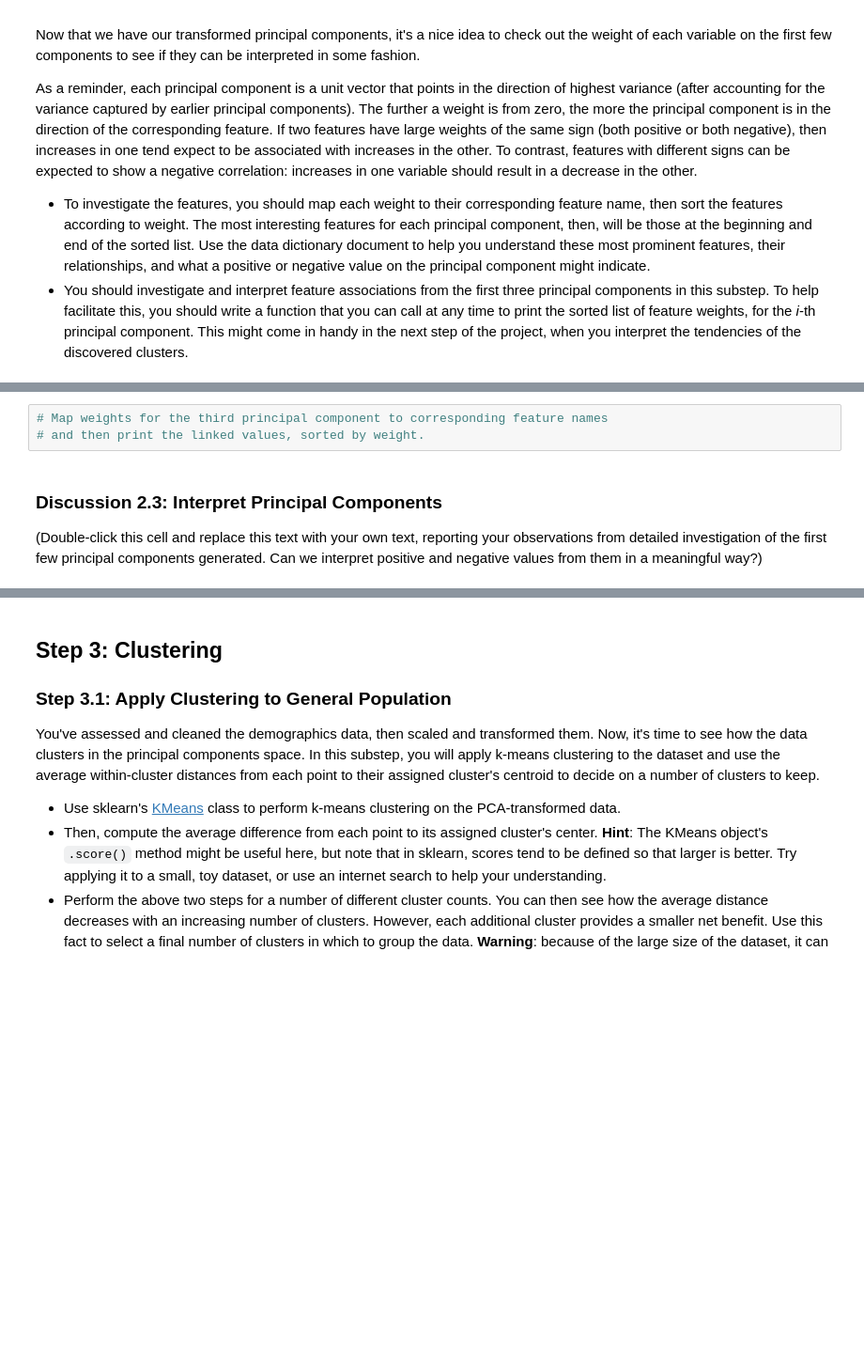
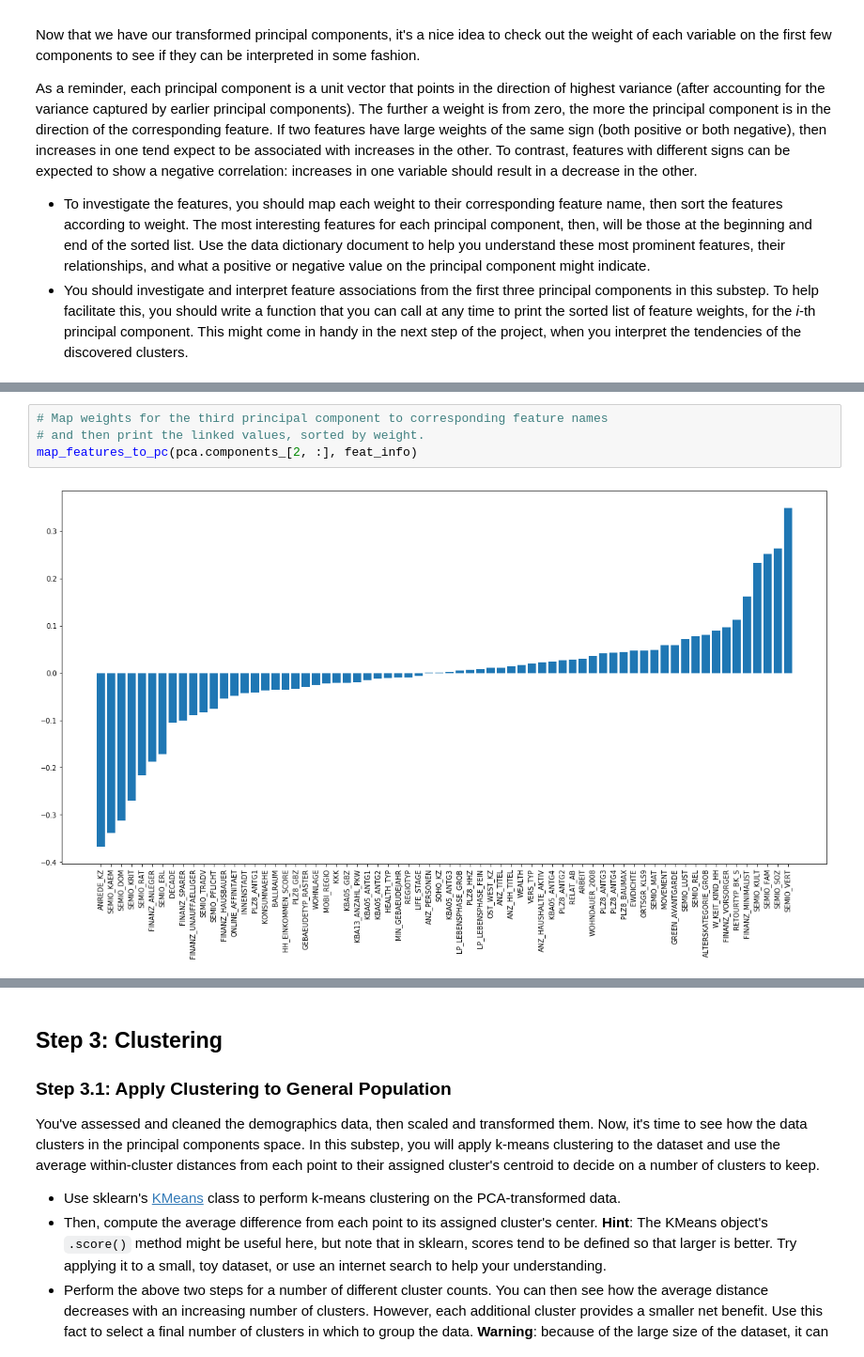
Before and after one commit to sborde/IMLTFND_CustomerSegments, a Jupyter notebook: Identify_Customer_Segments.ipynb, the cells around one changed output, grey strips where cells are left out. Shown: that part at 94% size. Cells and saved outputs as stored; diff of their text form; blank space fills up the shorter version.

```diff
--- a/Identify_Customer_Segments.ipynb
+++ b/Identify_Customer_Segments.ipynb
@@ -564,7 +622,6 @@ As a reminder, each principal component is a unit vector that points in the dire
 # %%
 # Map weights for the third principal component to corresponding feature names
 # and then print the linked values, sorted by weight.
+map_features_to_pc(pca.components_[2, :], feat_info)
+# %% [output]
+[figure, added]
-# %% [markdown]
-### Discussion 2.3: Interpret Principal Components
-
-(Double-click this cell and replace this text with your own text, reporting your observations from detailed investigation of the first few principal components generated. Can we interpret positive and negative values from them in a meaningful way?)
```
Also changed, not shown: parts of 25 cells of this notebook.
